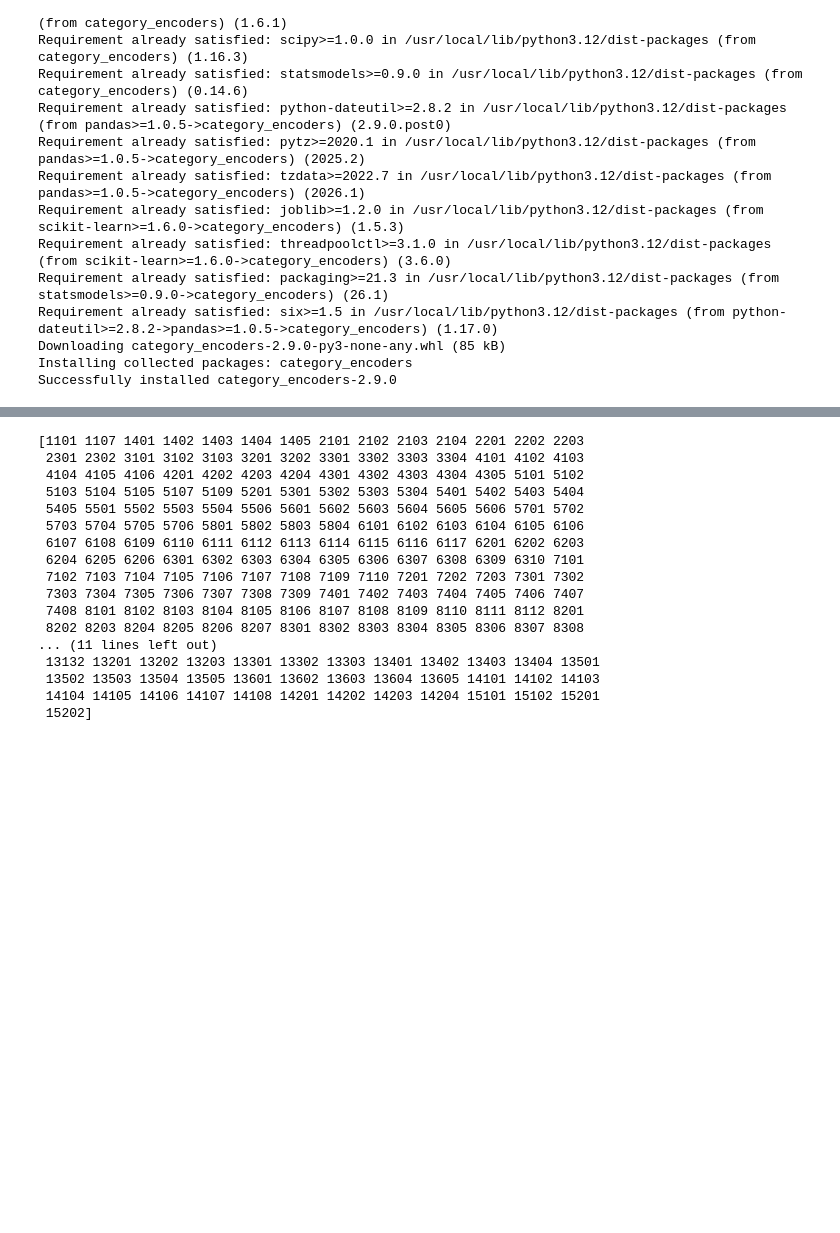
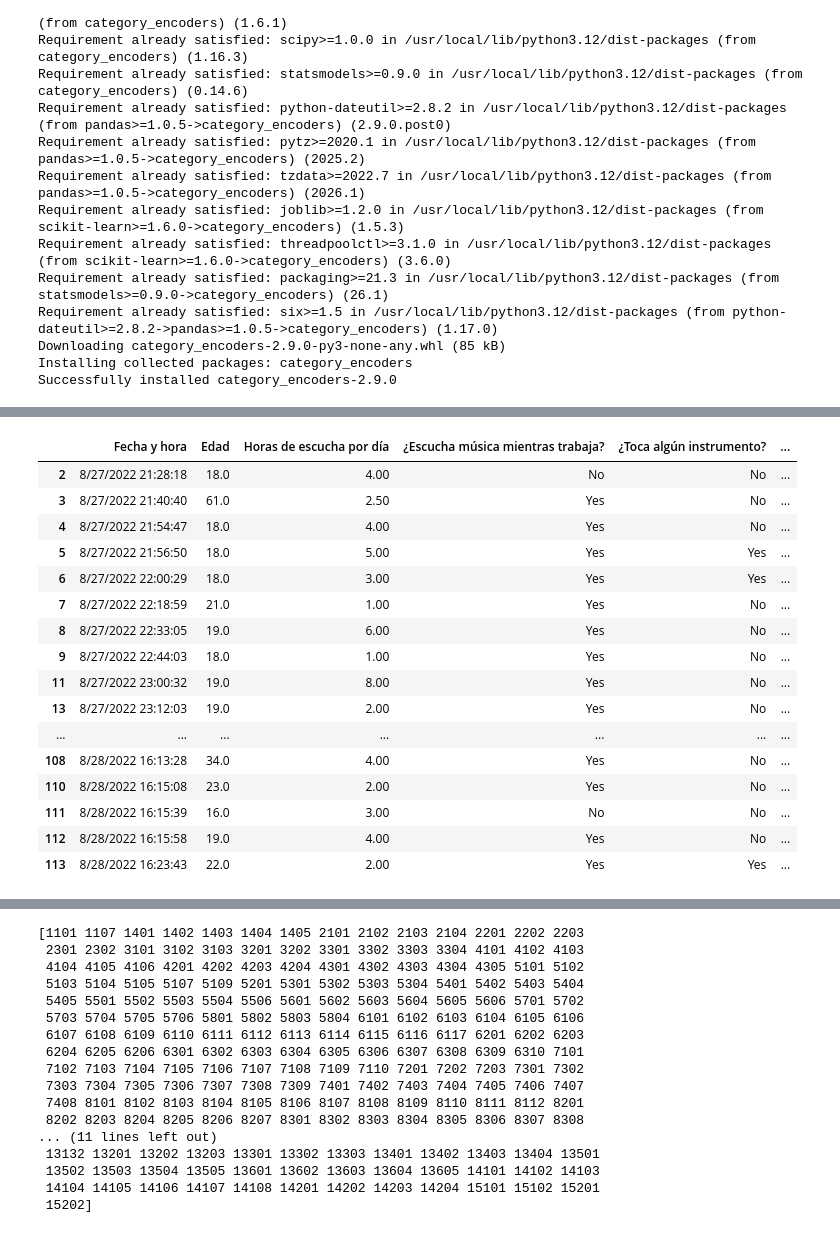
Before and after one commit to masolopa/MINERIADEDATOS, a Jupyter notebook: EV2.ipynb, the cells around one changed output, grey strips where cells are left out. Drawn from its saved outputs; the diff is of its cells as text; code cells hidden in the pictures; blank space fills up the shorter version.

```diff
--- a/EV2.ipynb
+++ b/EV2.ipynb
@@ -253,12 +293,9 @@ import category_encoders as ce
 # %%
+ohe = OneHotEncoder(sparse_output=False)
+sm_encoded = ohe.fit_transform(df[['¿Cuál es el efecto que produce la música en sus condiciones de salud mental?']])
 
-#
-ohe = OneHotEncoder(sparse_output=False)
-app_encoded = ohe.fit_transform(df[['App utilizada']])
-
-# Convertimos el resultado en un DataFrame con nombres de columnas claros
-app_df = pd.DataFrame(
-    app_encoded,
-    columns=ohe.get_feature_names_out(['App utilizada']),
-    index=df.index
-)
+#Convertimos el resultado en un DataFrame con nombres de columnas claros
+sm_df = pd.DataFrame(
+    sm_encoded,
+    columns=ohe.get_feature_names_out(['¿Cuál es el efecto que produce la música en sus condiciones de salud mental?']),
+    index=df.index)
@@ -272,0 +302,13 @@ len(cnum)
+# %%
+# 3. Binary Encoding para 'App utilizada' usando Category Encoders
+# Este encoder es ideal para columnas con alta cardinalidad como las comunas
+be = ce.BinaryEncoder(cols=['App utilizada'])
+df_binary = be.fit_transform(df['App utilizada'])
+
+# 4. Concatenar todo y eliminar las columnas originales
+# Unimos el dataframe original (App utilizada y ¿Cuál es el efecto que produce la música en sus condiciones de salud mental? ) con las nuevas columnas
+df_final = pd.concat([df.drop(columns=['App utilizada', '¿Cuál es el efecto que produce la música en sus condiciones de salud mental?']), sm_df, df_binary], axis=1)
+
+# 5. Ver los cambios
+print(df_final.head())
+print(f"Total de columnas tras el mapeo: {len(df_final.columns)}")
@@ -272,0 +333,20 @@ len(cnum)
+# %%
+df_final.head(100) #observamos el nuevo dataframe con las variables y encoder aplicado
+# %% [output]
+|  | Fecha y hora | Edad | Horas de escucha por día | ¿Escucha música mientras trabaja? | ¿Toca algún instrumento? | ... |
+| 2 | 8/27/2022 21:28:18 | 18.0 | 4.00 | No | No | ... |
+| 3 | 8/27/2022 21:40:40 | 61.0 | 2.50 | Yes | No | ... |
+| 4 | 8/27/2022 21:54:47 | 18.0 | 4.00 | Yes | No | ... |
+| 5 | 8/27/2022 21:56:50 | 18.0 | 5.00 | Yes | Yes | ... |
+| 6 | 8/27/2022 22:00:29 | 18.0 | 3.00 | Yes | Yes | ... |
+| 7 | 8/27/2022 22:18:59 | 21.0 | 1.00 | Yes | No | ... |
+| 8 | 8/27/2022 22:33:05 | 19.0 | 6.00 | Yes | No | ... |
+| 9 | 8/27/2022 22:44:03 | 18.0 | 1.00 | Yes | No | ... |
+| 11 | 8/27/2022 23:00:32 | 19.0 | 8.00 | Yes | No | ... |
+| 13 | 8/27/2022 23:12:03 | 19.0 | 2.00 | Yes | No | ... |
+| ... | ... | ... | ... | ... | ... | ... |
+| 108 | 8/28/2022 16:13:28 | 34.0 | 4.00 | Yes | No | ... |
+| 110 | 8/28/2022 16:15:08 | 23.0 | 2.00 | Yes | No | ... |
+| 111 | 8/28/2022 16:15:39 | 16.0 | 3.00 | No | No | ... |
+| 112 | 8/28/2022 16:15:58 | 19.0 | 4.00 | Yes | No | ... |
+| 113 | 8/28/2022 16:23:43 | 22.0 | 2.00 | Yes | Yes | ... |
```
Also changed, not shown: parts of 10 cells of this notebook.
